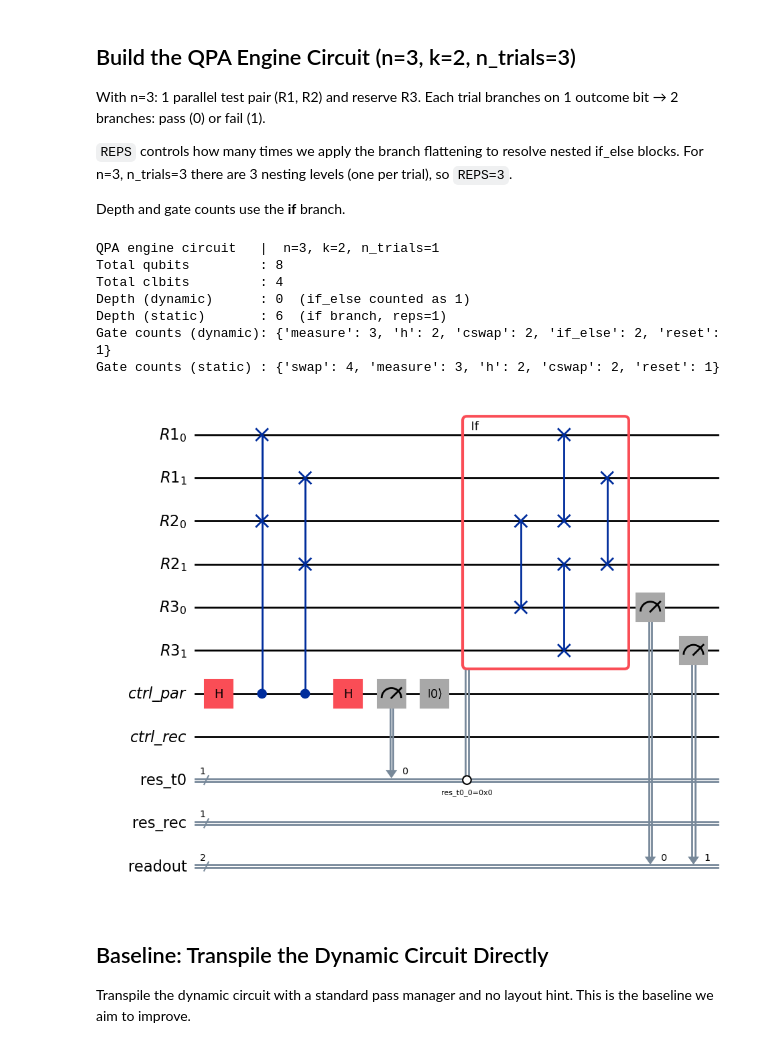
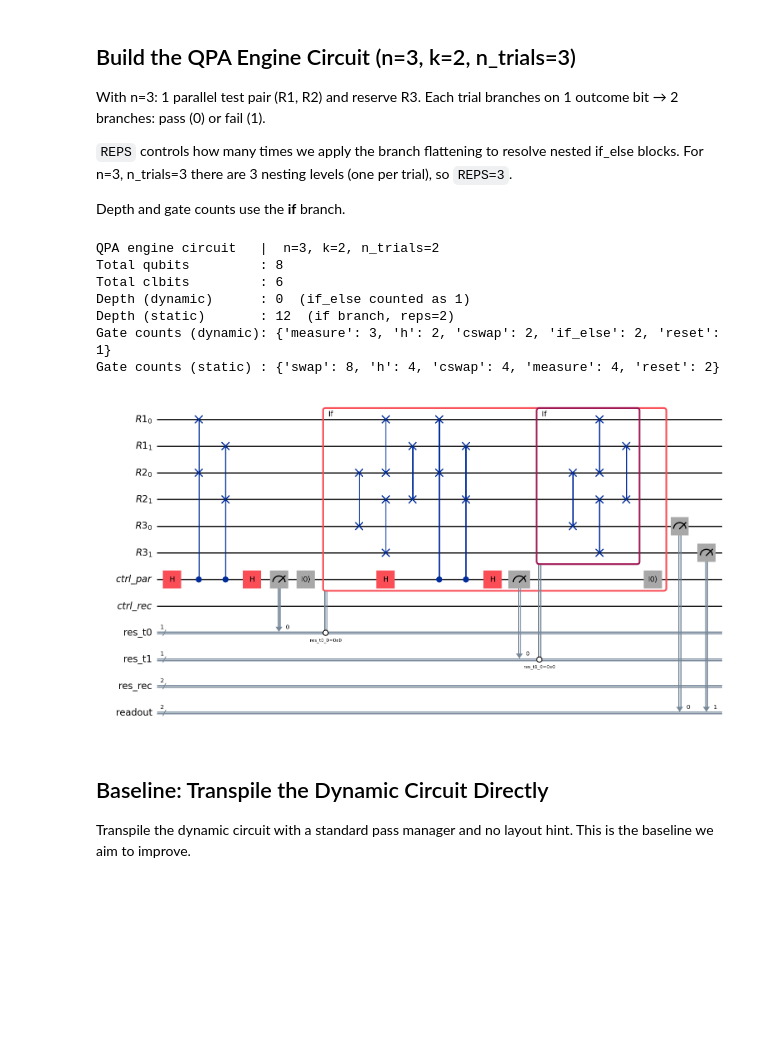
Before and after one commit to henryzou50/OQPA, a Jupyter notebook: dynamic_experiment/transpile_qpa_revised_3.ipynb, the cells around one changed output. Cells and saved outputs as stored; diff of their text form; code cells hidden in the pictures; blank space fills up the shorter version.

```diff
--- a/dynamic_experiment/transpile_qpa_revised_3.ipynb
+++ b/dynamic_experiment/transpile_qpa_revised_3.ipynb
@@ -38,31 +38,31 @@ Depth and gate counts use the **if** branch.
 # %%
 N = 3
 K = 2
-N_TRIALS_QPA = 1
+N_TRIALS_QPA = 2
 REPS = N_TRIALS_QPA   # nesting depth of if_else blocks (one per trial for n=3)
 BRANCH = 'if'
 
 strat = HybridStrategy(k=K, n_trials=N_TRIALS_QPA, n_registers=N)
 qc_dynamic = strat.build_circuit(epsilon=0)
 
 print(f"QPA engine circuit   |  n={N}, k={K}, n_trials={N_TRIALS_QPA}")
 print(f"Total qubits         : {qc_dynamic.num_qubits}")
 print(f"Total clbits         : {qc_dynamic.num_clbits}")
 print(f"Depth (dynamic)      : {qc_dynamic.depth(lambda x: x.operation.num_qubits == 2)}  (if_else counted as 1)")
 print(f"Depth (static)       : {get_static_depth(qc_dynamic, branch=BRANCH, reps=REPS)}  ({BRANCH} branch, reps={REPS})")
 print(f"Gate counts (dynamic): {dict(qc_dynamic.count_ops())}")
 print(f"Gate counts (static) : {get_static_gate_counts(qc_dynamic, branch=BRANCH, reps=REPS)}")
 print()
 qc_dynamic.draw(output='mpl', fold=-1)
 # %% [output]
-QPA engine circuit   |  n=3, k=2, n_trials=1
+QPA engine circuit   |  n=3, k=2, n_trials=2
 Total qubits         : 8
-Total clbits         : 4
+Total clbits         : 6
 Depth (dynamic)      : 0  (if_else counted as 1)
-Depth (static)       : 6  (if branch, reps=1)
+Depth (static)       : 12  (if branch, reps=2)
 Gate counts (dynamic): {'measure': 3, 'h': 2, 'cswap': 2, 'if_else': 2, 'reset': 1}
-Gate counts (static) : {'swap': 4, 'measure': 3, 'h': 2, 'cswap': 2, 'reset': 1}
+Gate counts (static) : {'swap': 8, 'h': 4, 'cswap': 4, 'measure': 4, 'reset': 2}
-[figure, old version]
+[figure, new version]
 # %% [markdown]
 ## Baseline: Transpile the Dynamic Circuit Directly
 
```
Also changed, not shown: parts of 8 cells of this notebook, 7 other files.
